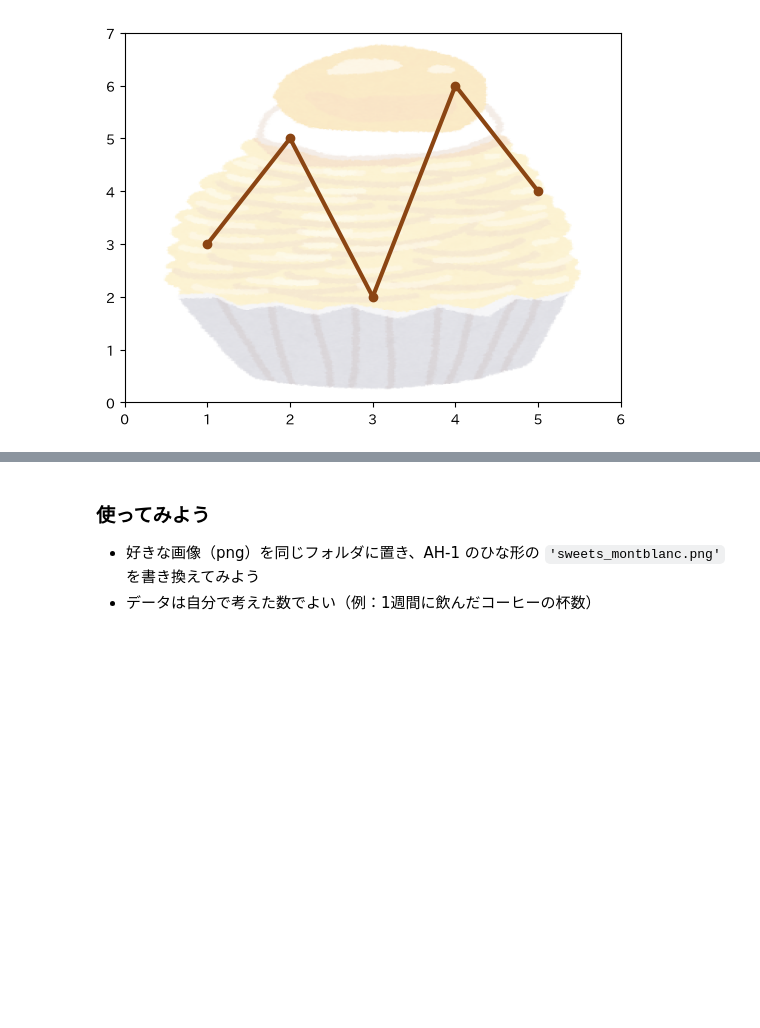
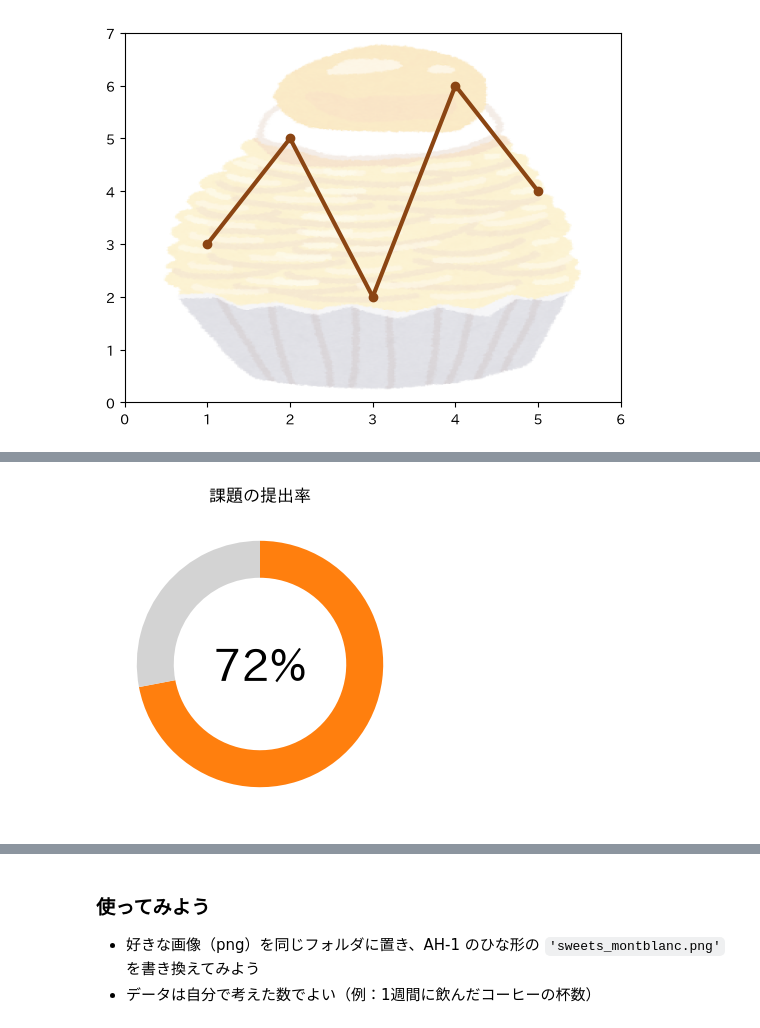
Before and after one commit to CreativeStudies-NGT/lectures, a Jupyter notebook: dsa/DSA2026_第10講_遊び心_グラフを並べる.ipynb, the cells around one changed output, grey strips where cells are left out. Cells and saved outputs as stored; diff of their text form; code cells hidden in the pictures; blank space fills up the shorter version.

```diff
--- a/dsa/DSA2026_第10講_遊び心_グラフを並べる.ipynb
+++ b/dsa/DSA2026_第10講_遊び心_グラフを並べる.ipynb
@@ -156,0 +164,9 @@ plt.show()
+# %%
+plt.figure(figsize=(4, 4))
+plt.pie([72, 28], colors=['tab:orange', 'lightgray'], startangle=90, counterclock=False,  # [1] 12時から時計回り
+        wedgeprops={'width': 0.3})  # [2] 輪の太さ（円の半径を 1 としたとき）
+plt.text(0, 0, '72%', ha='center', va='center', fontsize=32)  # [3] 真ん中の穴に数字
+plt.title('課題の提出率')
+plt.show()
+# %% [output]
+[figure, added]
```
Also changed, not shown: parts of 10 cells of this notebook.
